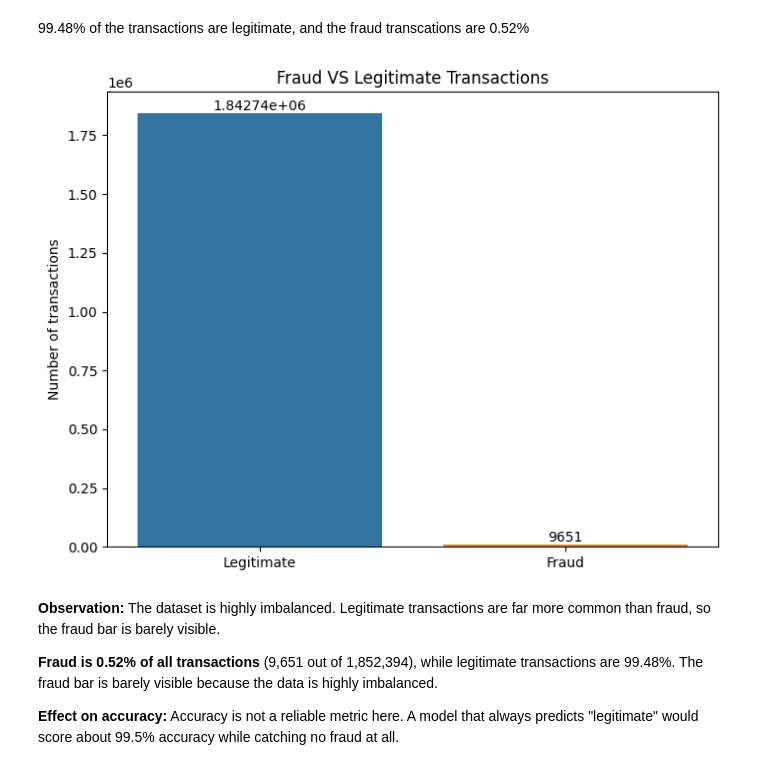
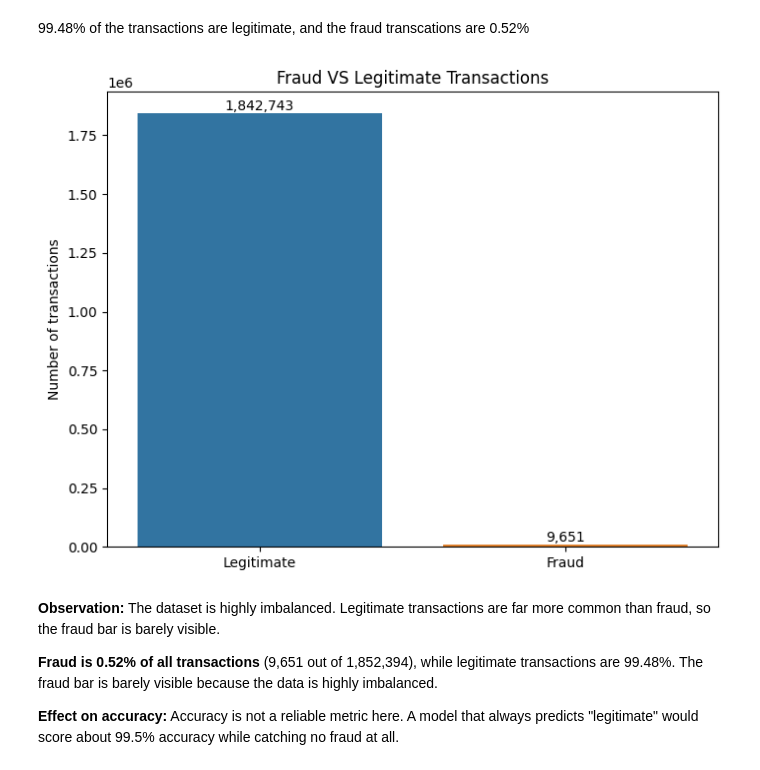
Before and after one commit to DhaiHamoud/Fraud-Detection-in-the-Financial-Transaction-Market, a Jupyter notebook: notebooks/02_eda.ipynb, the cells around one changed output. Drawn from its saved outputs; the diff is of its cells as text; code cells hidden in the pictures.

```diff
--- a/notebooks/02_eda.ipynb
+++ b/notebooks/02_eda.ipynb
@@ -34,15 +34,15 @@ dtype: float64
 # %%
 plt.figure(figsize=(8,6))
 fig = sns.countplot(df, x="is_fraud",hue="is_fraud", legend=False);
 plt.title("Fraud VS Legitimate Transactions")
 fig.set_xticks([0, 1])
 fig.set_xticklabels(["Legitimate", "Fraud"])
 plt.ylabel("Number of transactions")
 for c in fig.containers:
-    fig.bar_label(c)
+    fig.bar_label(c, fmt='{:,.0f}')
 plt.xlabel("");
 # %% [output]
-[figure, old version]
+[figure, new version]
 # %% [markdown]
 **Observation:** The dataset is highly imbalanced. Legitimate transactions are far more common than fraud, so the fraud bar is barely visible.
 
```
Also changed, not shown: parts of 11 cells of this notebook.
